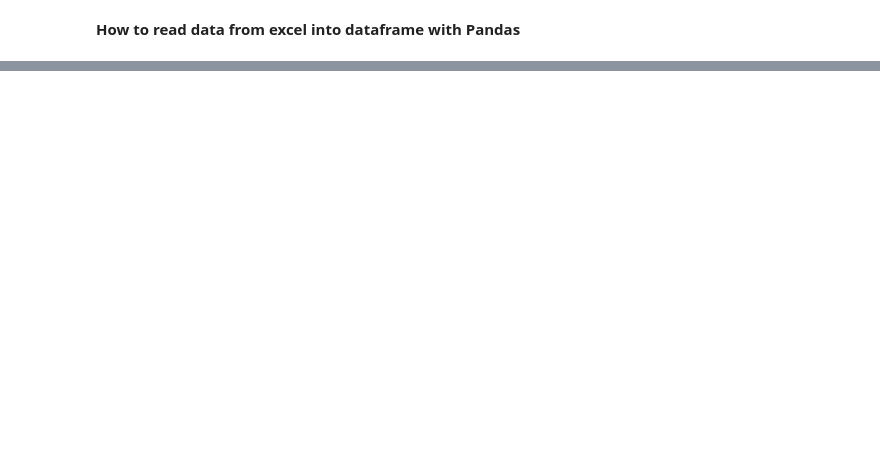
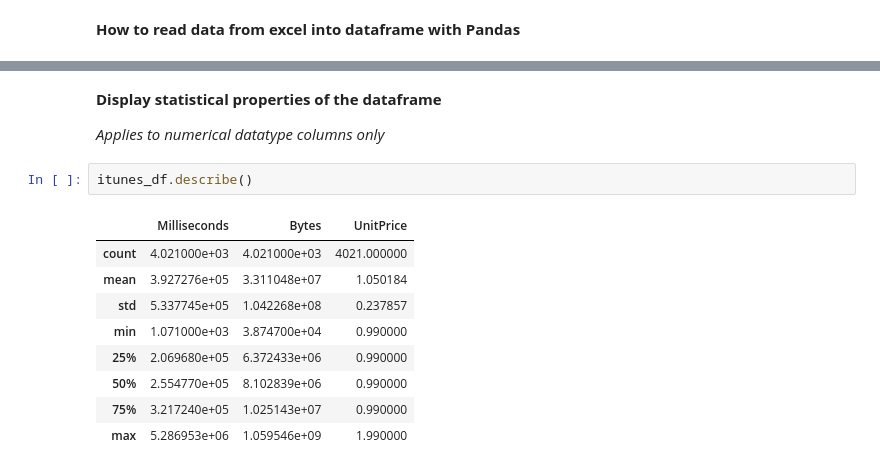
Before and after one commit to rezbee-dev/Prog-Practice, a Jupyter notebook: python/data_analytics/practical-ds/ch6/main.ipynb, the cells around one changed output, grey strips where cells are left out. Drawn from its saved outputs; the diff is of its cells as text; blank space fills up the shorter version.

```diff
--- a/python/data_analytics/practical-ds/ch6/main.ipynb
+++ b/python/data_analytics/practical-ds/ch6/main.ipynb
@@ -67,0 +141,16 @@ excel_df.head()
+# %% [markdown]
+**Display statistical properties of the dataframe**
+
+_Applies to numerical datatype columns only_
+# %%
+itunes_df.describe()
+# %% [output]
+|  | Milliseconds | Bytes | UnitPrice |
+| count | 4.021000e+03 | 4.021000e+03 | 4021.000000 |
+| mean | 3.927276e+05 | 3.311048e+07 | 1.050184 |
+| std | 5.337745e+05 | 1.042268e+08 | 0.237857 |
+| min | 1.071000e+03 | 3.874700e+04 | 0.990000 |
+| 25% | 2.069680e+05 | 6.372433e+06 | 0.990000 |
+| 50% | 2.554770e+05 | 8.102839e+06 | 0.990000 |
+| 75% | 3.217240e+05 | 1.025143e+07 | 0.990000 |
+| max | 5.286953e+06 | 1.059546e+09 | 1.990000 |
```
Also changed, not shown: parts of 17 cells of this notebook, 2 other files.
